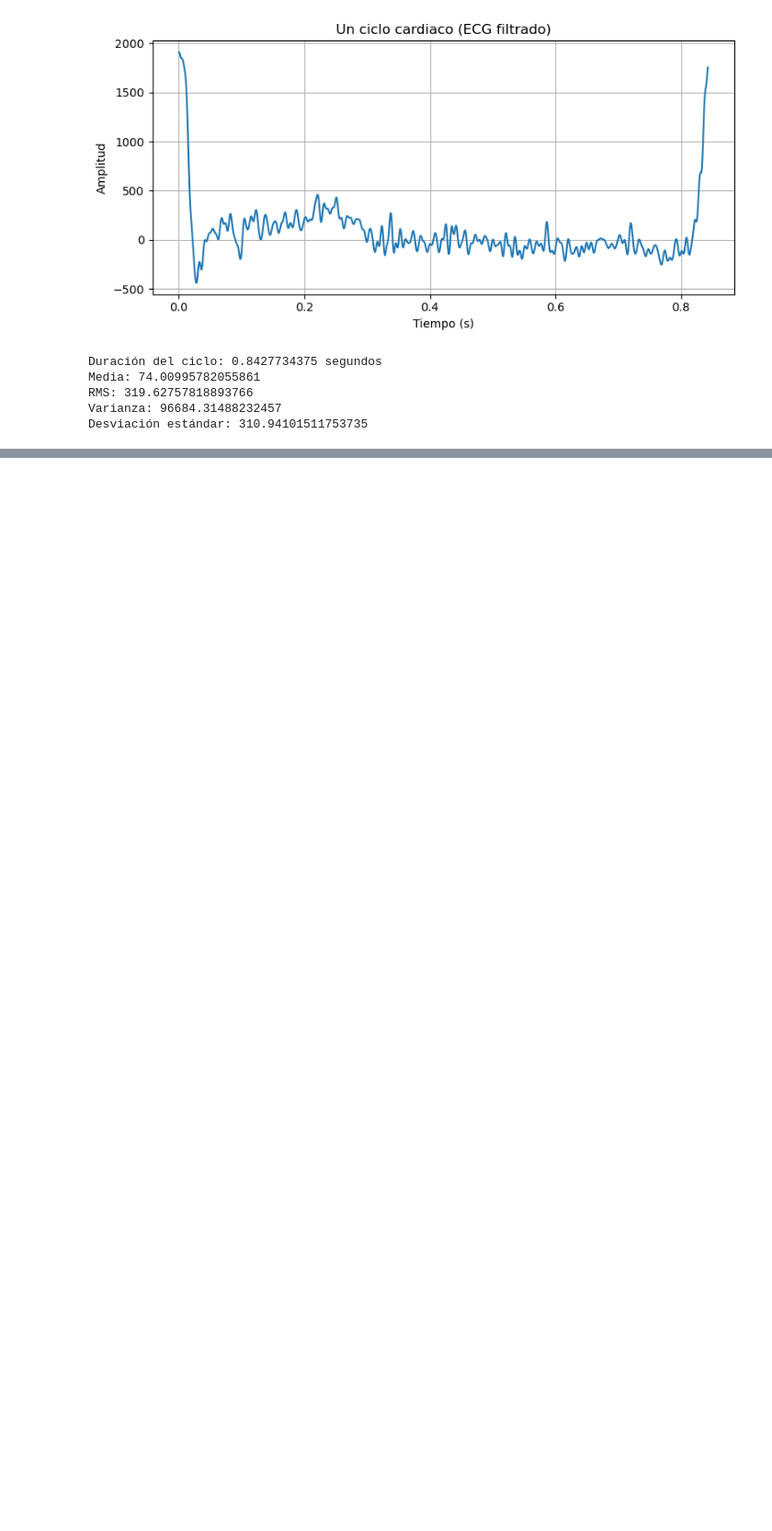
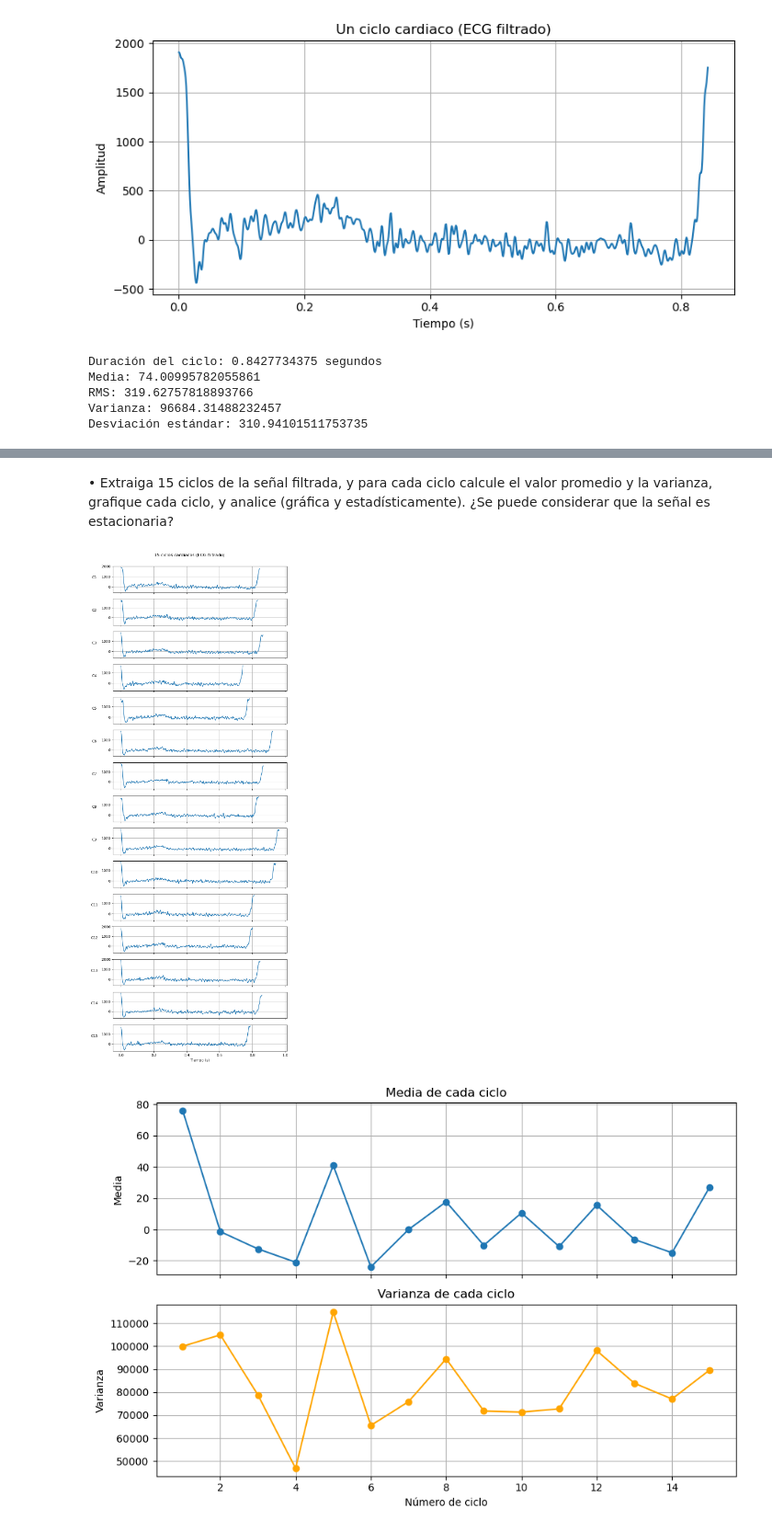
Before and after one commit to valentinamoralese/Biose-ales-Valentina-Morales-Paula-Garcia, a Jupyter notebook: Practica2_Valentina_Paula.ipynb, the cells around one changed output, grey strips where cells are left out. Shown at 92% size. Drawn from its saved outputs; the diff is of its cells as text; code cells hidden in the pictures; blank space fills up the shorter version.

Commit message:
Hasta analisis grafico de 15 ciclos

```diff
--- a/Practica2_Valentina_Paula.ipynb
+++ b/Practica2_Valentina_Paula.ipynb
@@ -228,0 +240,72 @@ Desviación estándar: 310.94101511753735
+# %% [markdown]
+•	Extraiga 15 ciclos de la señal filtrada, y para cada ciclo calcule el valor promedio y la varianza, grafique cada ciclo, y analice (gráfica y estadísticamente). ¿Se puede considerar que la señal es estacionaria?
+# %%
+from scipy.signal import find_peaks
+
+# ============================================================
+# 1. Detectar picos R y extraer los 15 ciclos de la señal filtrada
+# ============================================================
+picos, _ = find_peaks(ecg_sin_filtrar, height=5500, distance=fs*0.5)
+picos_15 = picos[:16]   # 16 picos -> 15 ciclos
+
+ciclos = []
+medias = []
+varianzas = []
+
+for i in range(15):
+    inicio = picos_15[i]
+    fin = picos_15[i+1]
+    ciclo = ecg_filtrada[inicio:fin]
+    ciclos.append(ciclo)
+    medias.append(np.mean(ciclo))
+    varianzas.append(np.var(ciclo))
+
+medias = np.array(medias)
+varianzas = np.array(varianzas)
+
+# ============================================================
+# 2. Graficar los 15 ciclos, uno debajo del otro
+# ============================================================
+fig, axs = plt.subplots(15, 1, figsize=(8, 20), sharex=True)
+
+for i, ciclo in enumerate(ciclos):
+    t_c = np.arange(len(ciclo)) / fs
+    axs[i].plot(t_c, ciclo)
+    axs[i].set_ylabel(f"C{i+1}", rotation=0, labelpad=20)
+    axs[i].grid(True)
+
+axs[-1].set_xlabel("Tiempo (s)")
+fig.suptitle("15 ciclos cardiacos (ECG filtrado)", y=1.0)
+plt.tight_layout()
+plt.show()
+
+# ============================================================
+# 3. Graficar la evolución de media y varianza a través de los ciclos
+# ============================================================
+fig2, axs2 = plt.subplots(2, 1, figsize=(9, 6), sharex=True)
+
+axs2[0].plot(range(1, 16), medias, marker='o')
+axs2[0].set_title("Media de cada ciclo")
+axs2[0].set_ylabel("Media")
+axs2[0].grid(True)
+
+axs2[1].plot(range(1, 16), varianzas, marker='o', color='orange')
+axs2[1].set_title("Varianza de cada ciclo")
+axs2[1].set_xlabel("Número de ciclo")
+axs2[1].set_ylabel("Varianza")
+axs2[1].grid(True)
+
+plt.tight_layout()
+plt.show()
+
+# ============================================================
+# 4. Estadísticos resumen (para respaldar el análisis)
+# ============================================================
+print("Medias de los 15 ciclos:", np.round(medias, 2))
+print("Varianzas de los 15 ciclos:", np.round(varianzas, 2))
+print()
+print("Media de las medias:", np.mean(medias), "| Desv. estándar de las medias:", np.std(medias))
+print("Media de las varianzas:", np.mean(varianzas), "| Desv. estándar de las varianzas:", np.std(varianzas))
+# %% [output]
+[figure, added]
+[figure, added]
```
Also changed, not shown: parts of 5 cells of this notebook.
